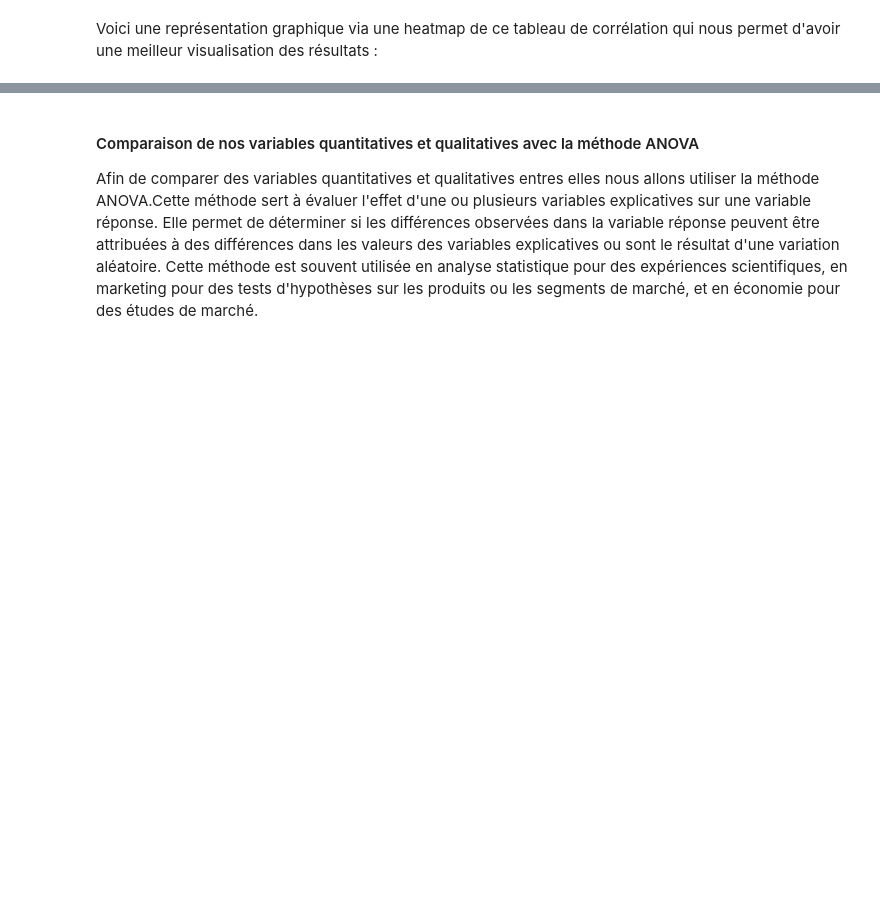
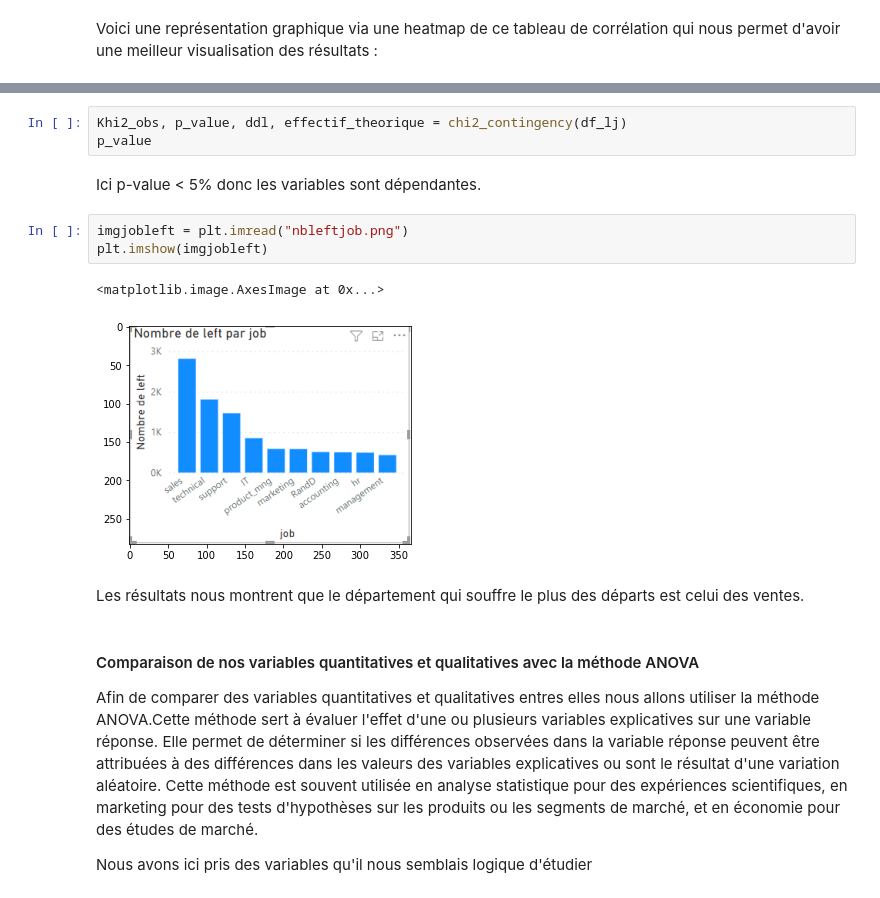
Before and after one commit to Gadeux/Projet-BI---Emma-et-Sarah, a Jupyter notebook: BI-Sarah et Emma.ipynb, the cells around one changed output, grey strips where cells are left out. Cells and saved outputs as stored; diff of their text form; blank space fills up the shorter version.

```diff
--- a/BI-Sarah et Emma.ipynb
+++ b/BI-Sarah et Emma.ipynb
@@ -658,4 +749,19 @@ Afin de pouvoir comparer nos variables qualitatives nous allons utiliser la mét
+# %%
+Khi2_obs, p_value, ddl, effectif_theorique = chi2_contingency(df_lj)
+p_value
+# %% [markdown]
+Ici p-value < 5% donc les variables sont dépendantes.
+# %%
+imgjobleft = plt.imread("nbleftjob.png")
+plt.imshow(imgjobleft)
+# %% [output]
+<matplotlib.image.AxesImage at 0x...>
+[figure, added]
+# %% [markdown]
+Les résultats nous montrent que le département qui souffre le plus des départs est celui des ventes.
 # %% [markdown]
 #### Comparaison de nos variables quantitatives et qualitatives avec la méthode ANOVA
 
 Afin de comparer des variables quantitatives et qualitatives entres elles nous allons utiliser la méthode ANOVA.Cette méthode sert à évaluer l'effet d'une ou plusieurs variables explicatives sur une variable réponse. Elle permet de déterminer si les différences observées dans la variable réponse peuvent être attribuées à des différences dans les valeurs des variables explicatives ou sont le résultat d'une variation aléatoire. Cette méthode est souvent utilisée en analyse statistique pour des expériences scientifiques, en marketing pour des tests d'hypothèses sur les produits ou les segments de marché, et en économie pour des études de marché.
+
+Nous avons ici pris des variables qu'il nous semblais logique d'étudier
```
Also changed, not shown: parts of 49 cells of this notebook.
